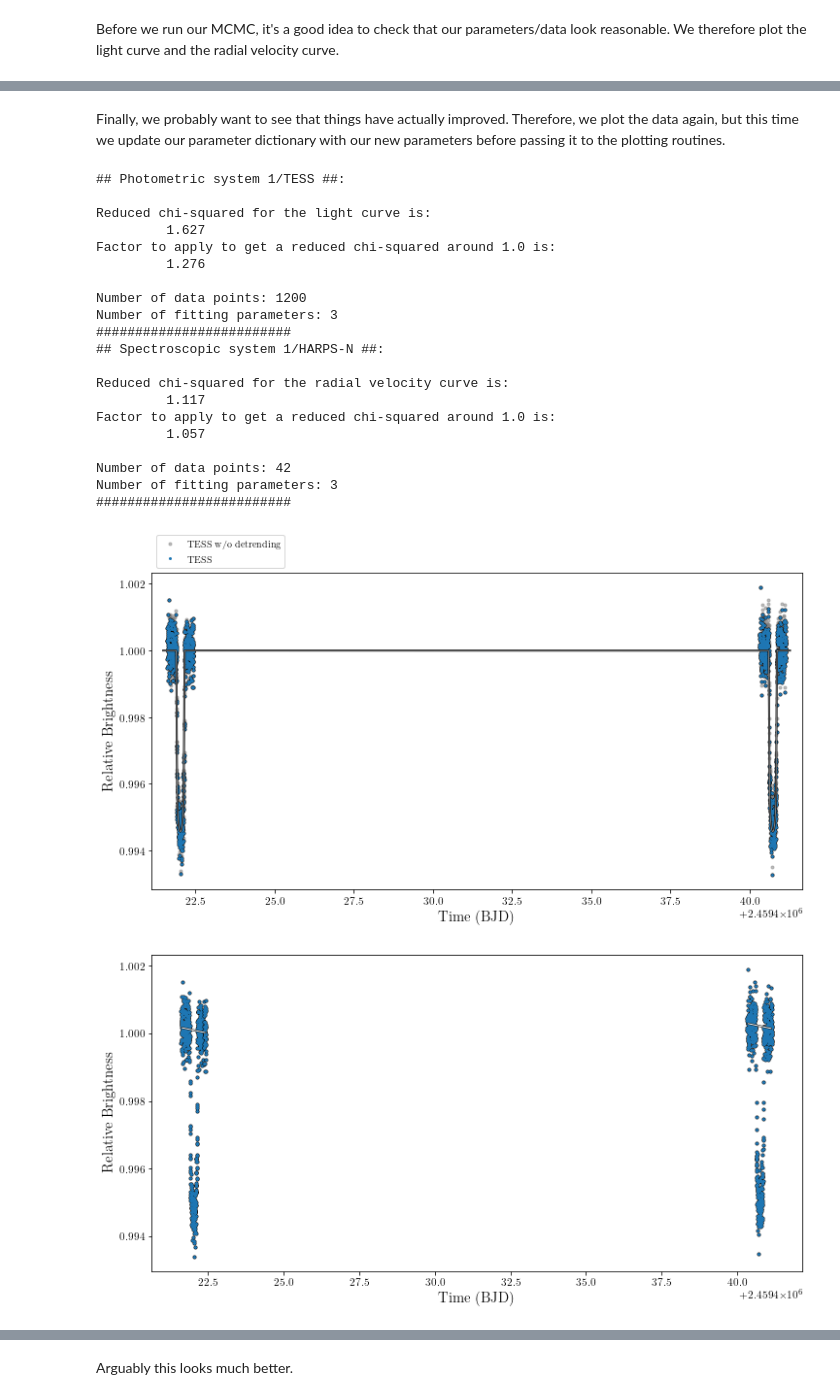
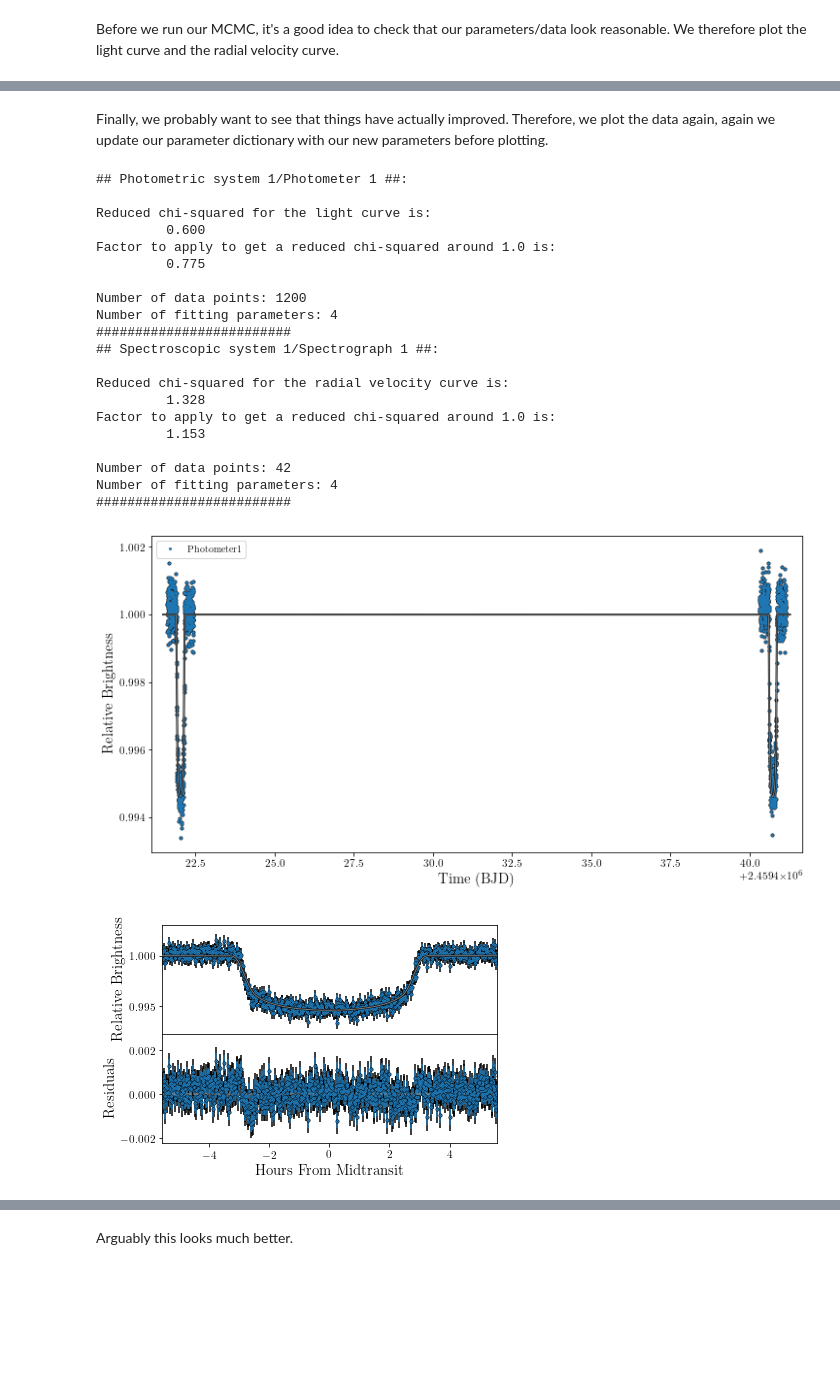
Before and after one commit to emilknudstrup/tracit, a Jupyter notebook: docs/source/examples/hd332231/fit.ipynb, the cells around one changed output, grey strips where cells are left out. Drawn from its saved outputs; the diff is of its cells as text; code cells hidden in the pictures; blank space fills up the shorter version.

```diff
--- a/docs/source/examples/hd332231/fit.ipynb
+++ b/docs/source/examples/hd332231/fit.ipynb
@@ -74,0 +90,3 @@ Number of fitting parameters: 3
+# %%
+par['FPs'] = ['T0_b','Rp_Rs_b','lam_b','Spec_1:T0_b']
+tracit.check_fps(par)
@@ -75 +95,10 @@ Number of fitting parameters: 3
+# %%
+par['lam_b']['Prior'] = 'uni'
+par['lam_b']['Prior_vals'] = [0,2,-180,180]
+par['Rp_Rs_b']['Prior'] = 'uni'
+par['Rp_Rs_b']['Prior_vals'] = [0.069,0.001,0.05,0.1]
+par['Spec_1:T0_b']['Prior'] = 'uni'
+par['Spec_1:T0_b']['Prior_vals'] = [2458729.6819,0.05,2458729.6,2458729.8]
+par['T0_b']['Prior'] = 'tgauss'
+par['T0_b']['Prior_vals'] = [2458729.681,0.0005,2458729.6,2458729.8]
 # %% [markdown]
@@ -79,8 +108,8 @@ We will do 10,000 draws with 20 walkers.
 # %%
 mc = 1
 if mc:
-    ndraws = 10000
+    ndraws = 5000
     nwalkers = 20
 
-    rdf = tracit.mcmc(pfile,dfile,ndraws,nwalkers,nproc=nproc,corner=True,chains=True)
+    ndf = tracit.mcmc(par,dat,ndraws,nwalkers,nproc=nproc,corner=True,chains=True)
 # %% [output]
@@ -104,5 +131,0 @@ If we have results from an earlier run, we can also just load the results into a
-# %%
-saved_results = 0 # set to 1 if you want to read in the results instead
-if saved_results:
-    import pandas as pd
-    rdf = pd.read_csv('results.csv')
@@ -129,31 +154,31 @@ print(rdf)
 # %% [markdown]
-Finally, we probably want to see that things have actually improved. Therefore, we plot the data again, but this time we update our parameter dictionary with our new parameters before passing it to the plotting routines.
+Finally, we probably want to see that things have actually improved. Therefore, we plot the data again, again we update our parameter dictionary with our new parameters before plotting.
 # %%
 post_inspect = 1
 if post_inspect:
-    par = tracit.params_structure(pfile,updated_pars=rdf)
+    tracit.update_pars(rdf,par)
     tracit.plot_lightcurve(par,dat)
     tracit.plot_orbit(par,dat,updated_pars=rdf)
 # %% [output]
-## Photometric system 1/TESS ##:
+## Photometric system 1/Photometer 1 ##:
 
 Reduced chi-squared for the light curve is:
-         1.627
+         0.600
 Factor to apply to get a reduced chi-squared around 1.0 is:
-         1.276
+         0.775
 
 Number of data points: 1200
-Number of fitting parameters: 3
+Number of fitting parameters: 4
 #########################
-## Spectroscopic system 1/HARPS-N ##:
+## Spectroscopic system 1/Spectrograph 1 ##:
 
 Reduced chi-squared for the radial velocity curve is:
-         1.117
+         1.328
 Factor to apply to get a reduced chi-squared around 1.0 is:
-         1.057
+         1.153
 
 Number of data points: 42
-Number of fitting parameters: 3
+Number of fitting parameters: 4
 #########################
-[figure, old version]
+[figure, new version]
-[figure, old version]
+[figure, new version]
```
Also changed, not shown: parts of 24 cells of this notebook, 27 other files.
